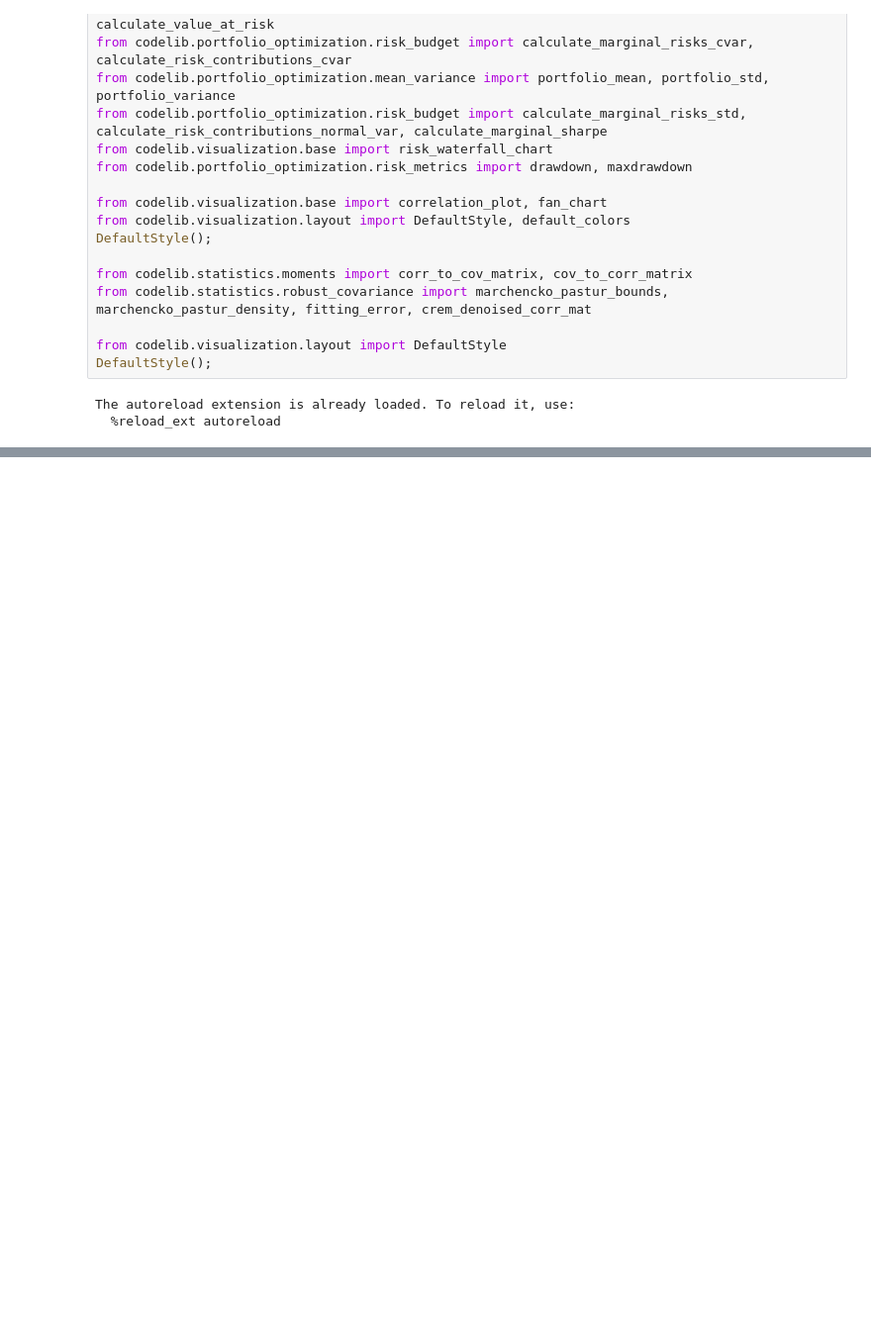
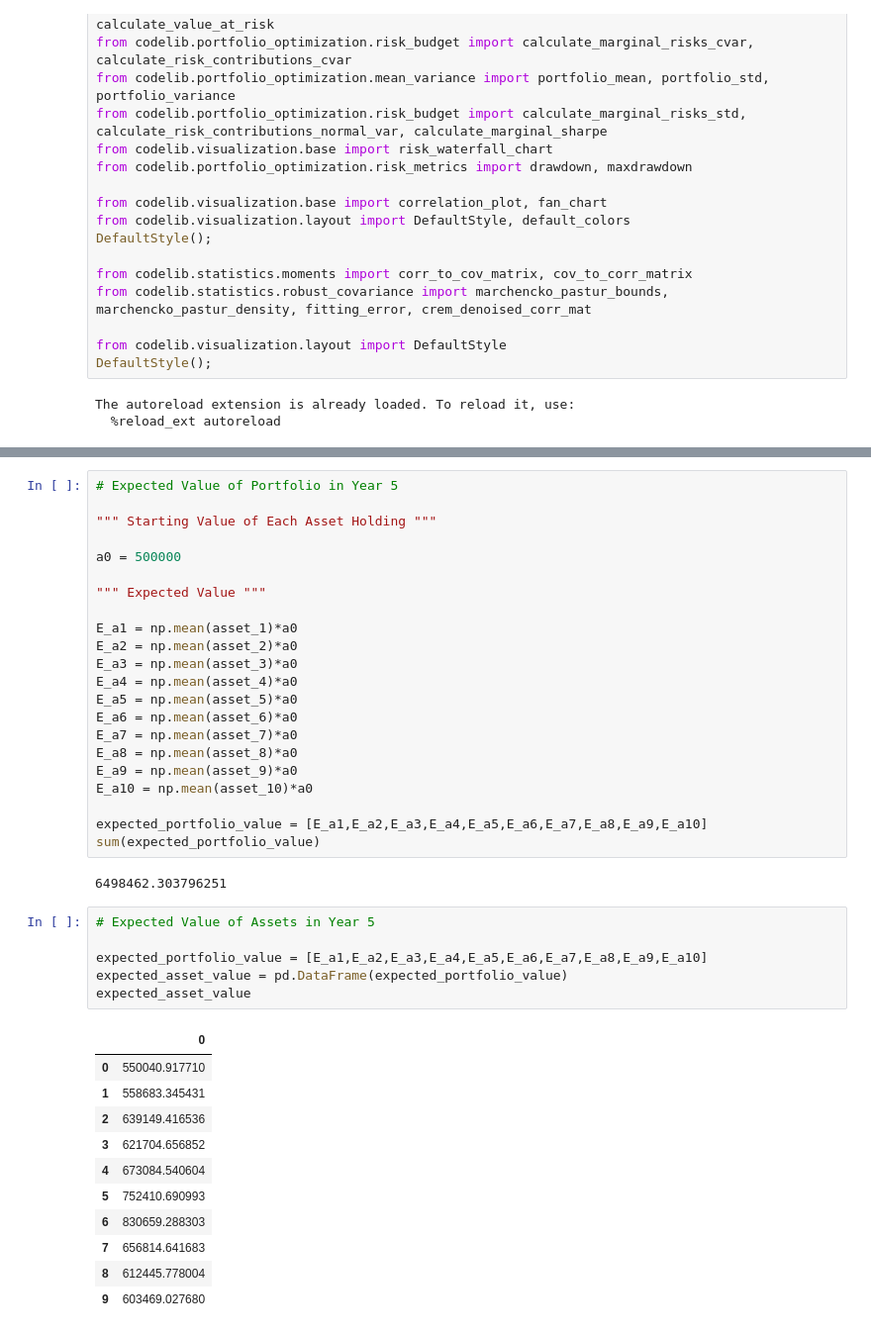
Before and after one commit to Christoffer9/Exam, a Jupyter notebook: Question 2 - Most Up To Date (1).ipynb, the cells around one changed output, grey strips where cells are left out. Shown: that part at 99% size. Cells and saved outputs as stored; diff of their text form; blank space fills up the shorter version.

```diff
--- a/Question 2 - Most Up To Date (1).ipynb
+++ b/Question 2 - Most Up To Date (1).ipynb
@@ -405,0 +208,42 @@ ax.legend(loc='center', bbox_to_anchor=(0.5, -0.3), fancybox=True, shadow=True,
+# %%
+# Expected Value of Portfolio in Year 5
+
+""" Starting Value of Each Asset Holding """
+
+a0 = 500000
+
+""" Expected Value """
+
+E_a1 = np.mean(asset_1)*a0
+E_a2 = np.mean(asset_2)*a0
+E_a3 = np.mean(asset_3)*a0
+E_a4 = np.mean(asset_4)*a0
+E_a5 = np.mean(asset_5)*a0
+E_a6 = np.mean(asset_6)*a0
+E_a7 = np.mean(asset_7)*a0
+E_a8 = np.mean(asset_8)*a0
+E_a9 = np.mean(asset_9)*a0
+E_a10 = np.mean(asset_10)*a0
+
+expected_portfolio_value = [E_a1,E_a2,E_a3,E_a4,E_a5,E_a6,E_a7,E_a8,E_a9,E_a10]
+sum(expected_portfolio_value)
+# %% [output]
+6498462.303796251
+# %%
+# Expected Value of Assets in Year 5
+
+expected_portfolio_value = [E_a1,E_a2,E_a3,E_a4,E_a5,E_a6,E_a7,E_a8,E_a9,E_a10]
+expected_asset_value = pd.DataFrame(expected_portfolio_value)
+expected_asset_value
+# %% [output]
+|  | 0 |
+| 0 | 550040.917710 |
+| 1 | 558683.345431 |
+| 2 | 639149.416536 |
+| 3 | 621704.656852 |
+| 4 | 673084.540604 |
+| 5 | 752410.690993 |
+| 6 | 830659.288303 |
+| 7 | 656814.641683 |
+| 8 | 612445.778004 |
+| 9 | 603469.027680 |
```
Also changed, not shown: parts of 40 cells of this notebook.
